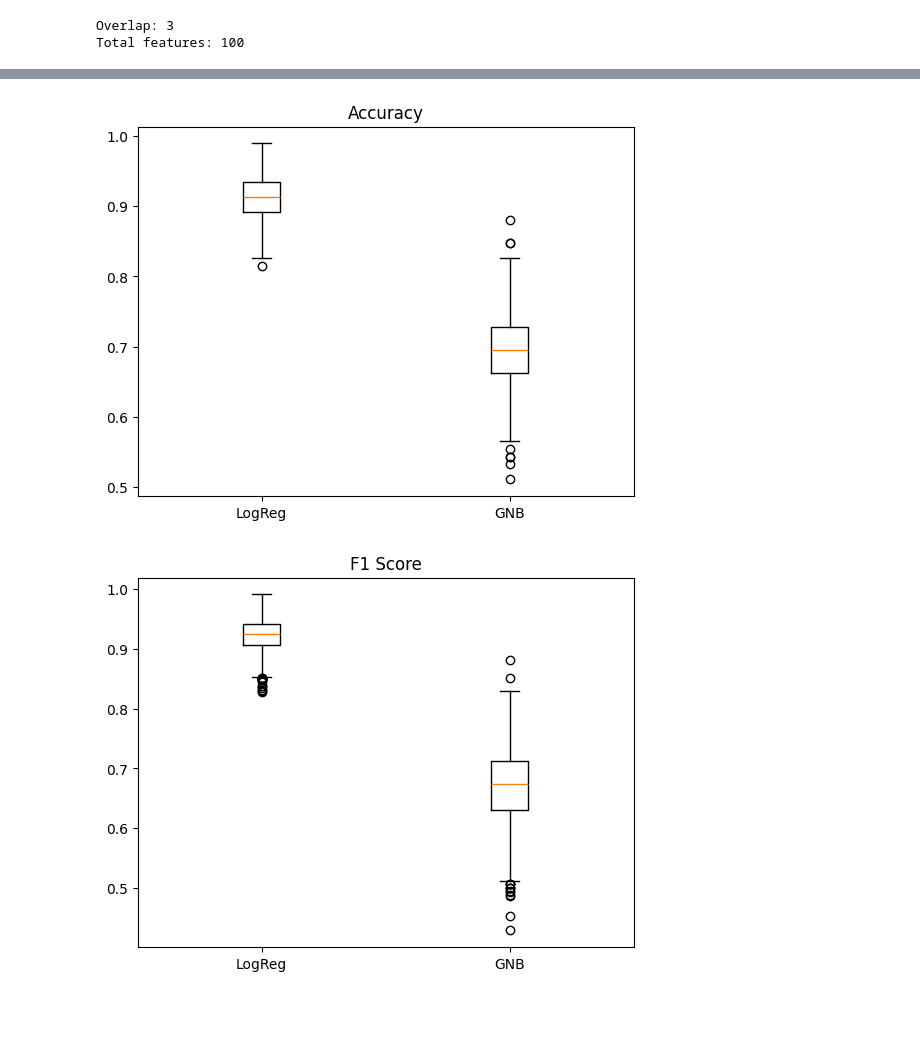
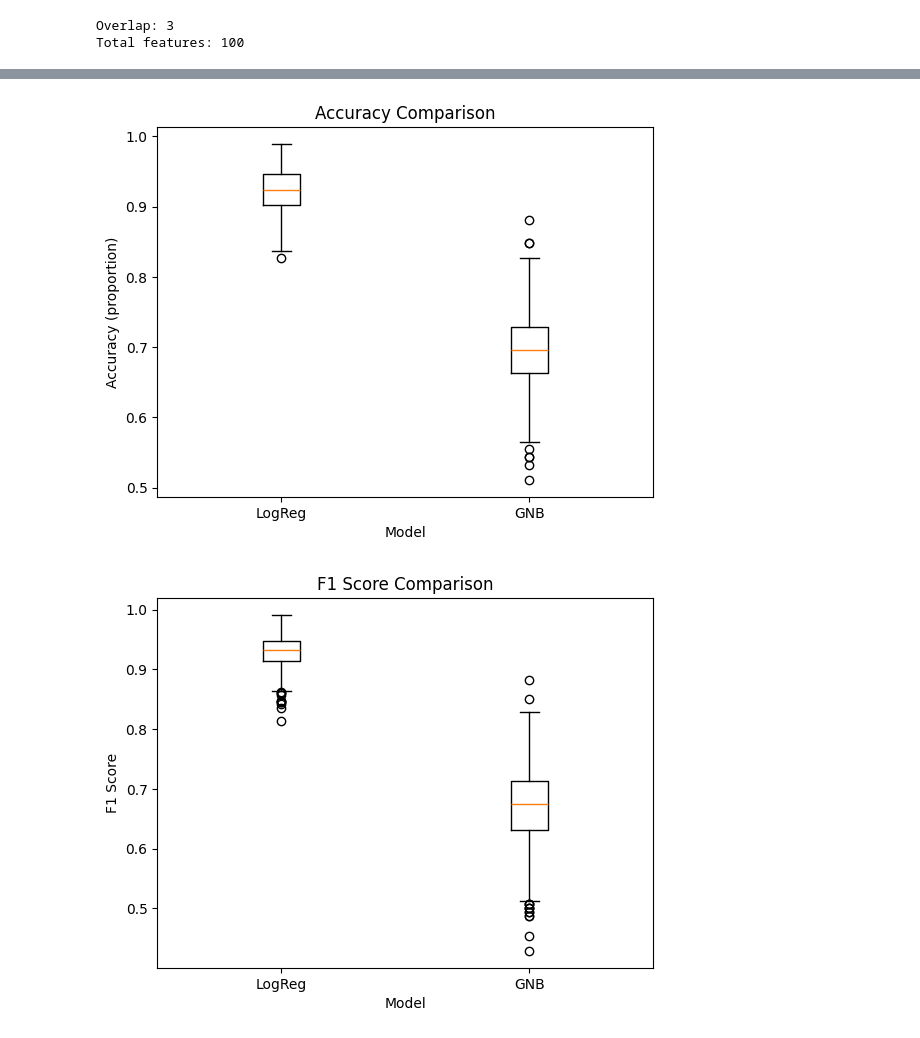
Before and after one commit to Paraskevi00/MLCB2026-ML_In_Comp_Bio_Assignment_1, a Jupyter notebook: notebooks/data_exploration.ipynb, the cells around one changed output, grey strips where cells are left out. Saved outputs shown, nothing was run; the diff lists cells and outputs as text; code cells hidden in the pictures; blank space fills up the shorter version.

```diff
--- a/notebooks/data_exploration.ipynb
+++ b/notebooks/data_exploration.ipynb
@@ -1236,7 +1296,7 @@ X_train, X_val, y_train, y_val = train_test_split(
 
 from sklearn.impute import SimpleImputer
 # Initialize imputer to replace missing values with column mean
-imputer = SimpleImputer(strategy="mean")
+imputer = SimpleImputer(strategy="median")
 # Fit imputer on training data and transform it (convert to dataframe to keep column names)
 X_train_imp = pd.DataFrame(
     imputer.fit_transform(X_train),
@@ -1345,27 +1421,52 @@ plt.show()
 # %%
+# Accuracy
 plt.boxplot([logreg_results["accuracy"], gnb_results["accuracy"]])
-plt.xticks([1,2], ["LogReg", "GNB"])
-plt.title("Accuracy")
+plt.xticks([1, 2], ["LogReg", "GNB"])
+plt.xlabel("Model")
+plt.ylabel("Accuracy (proportion)")
+plt.title("Accuracy Comparison")
 plt.savefig("../figures/Boxplot_Accuracy.png")
 plt.show()
 
+
+# F1 Score
 plt.boxplot([logreg_results["f1"], gnb_results["f1"]])
-plt.xticks([1,2], ["LogReg", "GNB"])
-plt.title("F1 Score")
+plt.xticks([1, 2], ["LogReg", "GNB"])
+plt.xlabel("Model")
+plt.ylabel("F1 Score")
+plt.title("F1 Score Comparison")
 plt.savefig("../figures/Boxplot_F1-Score.png")
 plt.show()
 
+
+# MCC
 plt.boxplot([logreg_results["mcc"], gnb_results["mcc"]])
-plt.xticks([1,2], ["LogReg", "GNB"])
-plt.title("MCC")
+plt.xticks([1, 2], ["LogReg", "GNB"])
+plt.xlabel("Model")
+plt.ylabel("MCC")
+plt.title("MCC Comparison")
 plt.savefig("../figures/Boxplot_MCC.png")
 plt.show()
 
+
+# ROC-AUC
 plt.boxplot([logreg_results["roc_auc"], gnb_results["roc_auc"]])
-plt.xticks([1,2], ["LogReg", "GNB"])
-plt.title("ROC-AUC")
-plt.savefig("../figures/ROC-AUC.png")
+plt.xticks([1, 2], ["LogReg", "GNB"])
+plt.xlabel("Model")
+plt.ylabel("ROC-AUC")
+plt.title("ROC-AUC Comparison")
+plt.savefig("../figures/Boxplot_ROC-AUC.png")
 plt.show()
+
+
+# PR-AUC
+plt.boxplot([logreg_results["pr_auc"], gnb_results["pr_auc"]])
+plt.xticks([1, 2], ["LogReg", "GNB"])
+plt.xlabel("Model")
+plt.ylabel("PR-AUC")
+plt.title("PR-AUC Comparison")
+plt.savefig("../figures/Boxplot_PR-AUC.png")
+plt.show()
 # %% [output]
-[figure, old version]
+[figure, new version]
-[figure, old version]
+[figure, new version]
```
Also changed, not shown: parts of 44 cells of this notebook, 24 other files.
